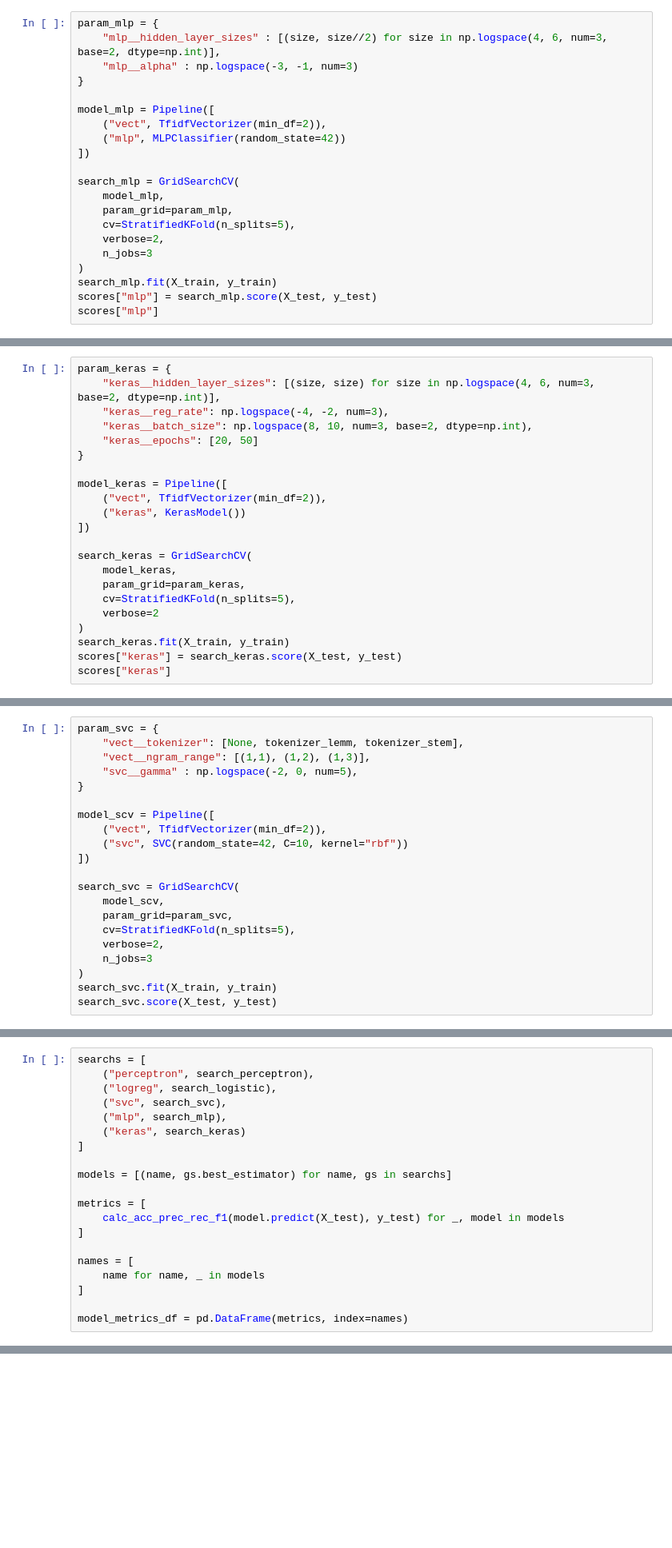
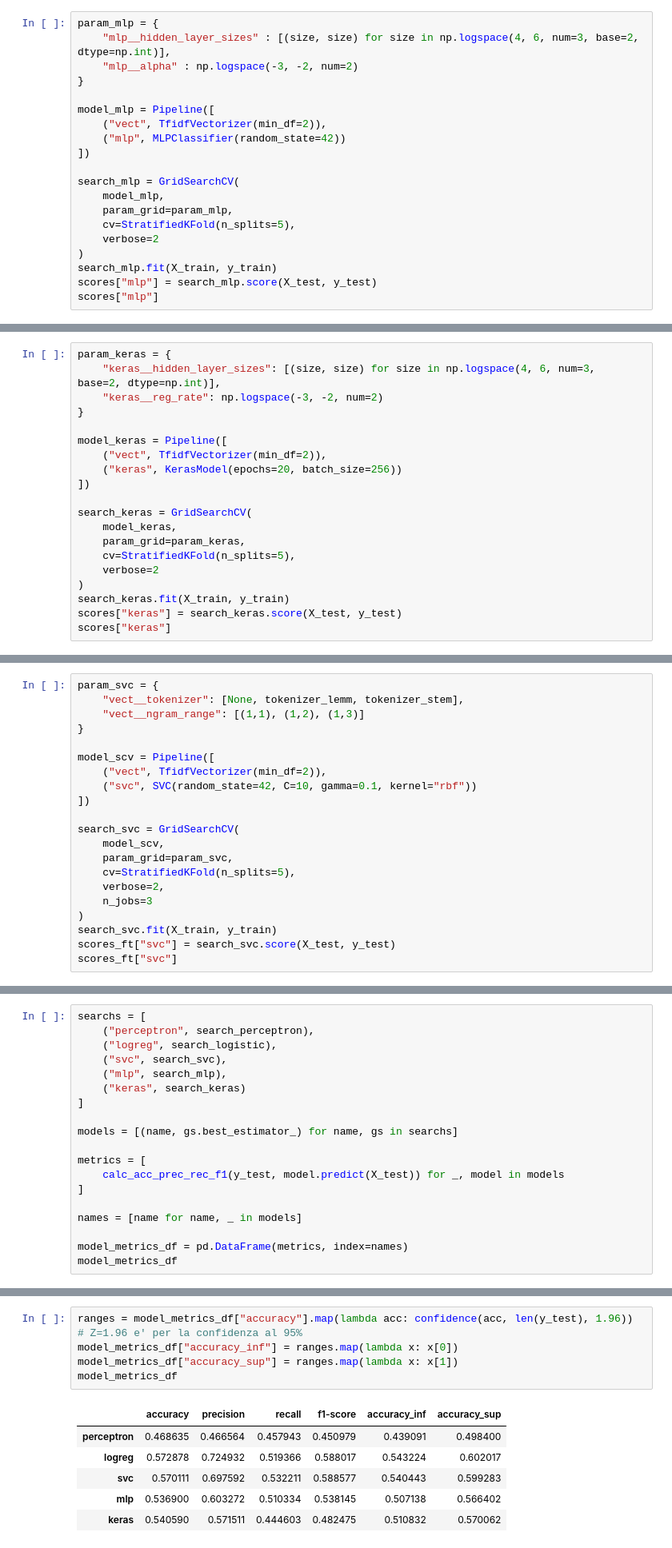
Before and after one commit to GiackAloZ/di-playstore, a Jupyter notebook: play-store.ipynb, the cells around one changed output, grey strips where cells are left out. Shown at 80% size. Cells and saved outputs as stored; diff of their text form; blank space fills up the shorter version.

```diff
--- a/play-store.ipynb
+++ b/play-store.ipynb
@@ -375,8 +484,8 @@ best_params["svc"]
 ### Multi-layer perceptron
 # %%
 param_mlp = {
-    "mlp__hidden_layer_sizes" : [(size, size//2) for size in np.logspace(4, 6, num=3, base=2, dtype=np.int)],
-    "mlp__alpha" : np.logspace(-3, -1, num=3)
+    "mlp__hidden_layer_sizes" : [(size, size) for size in np.logspace(4, 6, num=3, base=2, dtype=np.int)],
+    "mlp__alpha" : np.logspace(-3, -2, num=2)
 }
 
 model_mlp = Pipeline([
@@ -388,8 +497,7 @@ search_mlp = GridSearchCV(
     model_mlp,
     param_grid=param_mlp,
     cv=StratifiedKFold(n_splits=5),
-    verbose=2,
-    n_jobs=3
+    verbose=2
 )
 search_mlp.fit(X_train, y_train)
 scores["mlp"] = search_mlp.score(X_test, y_test)
@@ -445,14 +583,12 @@ class KerasModel(BaseEstimator, ClassifierMixin):
 # %%
 param_keras = {
     "keras__hidden_layer_sizes": [(size, size) for size in np.logspace(4, 6, num=3, base=2, dtype=np.int)],
-    "keras__reg_rate": np.logspace(-4, -2, num=3),
-    "keras__batch_size": np.logspace(8, 10, num=3, base=2, dtype=np.int),
-    "keras__epochs": [20, 50]
+    "keras__reg_rate": np.logspace(-3, -2, num=2)
 }
 
 model_keras = Pipeline([
     ("vect", TfidfVectorizer(min_df=2)),
-    ("keras", KerasModel())
+    ("keras", KerasModel(epochs=20, batch_size=256))
 ])
 
 search_keras = GridSearchCV(
@@ -519,13 +717,12 @@ best_params_ft["logreg"]
 # %%
 param_svc = {
     "vect__tokenizer": [None, tokenizer_lemm, tokenizer_stem],
-    "vect__ngram_range": [(1,1), (1,2), (1,3)],
-    "svc__gamma" : np.logspace(-2, 0, num=5),
+    "vect__ngram_range": [(1,1), (1,2), (1,3)]
 }
 
 model_scv = Pipeline([
     ("vect", TfidfVectorizer(min_df=2)),
-    ("svc", SVC(random_state=42, C=10, kernel="rbf"))
+    ("svc", SVC(random_state=42, C=10, gamma=0.1, kernel="rbf"))
 ])
 
 search_svc = GridSearchCV(
@@ -536,4 +733,5 @@ search_svc = GridSearchCV(
     n_jobs=3
 )
 search_svc.fit(X_train, y_train)
-search_svc.score(X_test, y_test)
+scores_ft["svc"] = search_svc.score(X_test, y_test)
+scores_ft["svc"]
@@ -622,14 +893,13 @@ searchs = [
     ("keras", search_keras)
 ]
 
-models = [(name, gs.best_estimator) for name, gs in searchs]
+models = [(name, gs.best_estimator_) for name, gs in searchs]
 
 metrics = [
-    calc_acc_prec_rec_f1(model.predict(X_test), y_test) for _, model in models
+    calc_acc_prec_rec_f1(y_test, model.predict(X_test)) for _, model in models
 ]
 
-names = [
-    name for name, _ in models
-]
+names = [name for name, _ in models]
 
 model_metrics_df = pd.DataFrame(metrics, index=names)
+model_metrics_df
@@ -649,0 +923,12 @@ confidence(metrics_dict["accuracy"], len(X_test), 1.96)
+# %%
+ranges = model_metrics_df["accuracy"].map(lambda acc: confidence(acc, len(y_test), 1.96))   # Z=1.96 e' per la confidenza al 95%
+model_metrics_df["accuracy_inf"] = ranges.map(lambda x: x[0])
+model_metrics_df["accuracy_sup"] = ranges.map(lambda x: x[1])
+model_metrics_df
+# %% [output]
+|  | accuracy | precision | recall | f1-score | accuracy_inf | accuracy_sup |
+| perceptron | 0.468635 | 0.466564 | 0.457943 | 0.450979 | 0.439091 | 0.498400 |
+| logreg | 0.572878 | 0.724932 | 0.519366 | 0.588017 | 0.543224 | 0.602017 |
+| svc | 0.570111 | 0.697592 | 0.532211 | 0.588577 | 0.540443 | 0.599283 |
+| mlp | 0.536900 | 0.603272 | 0.510334 | 0.538145 | 0.507138 | 0.566402 |
+| keras | 0.540590 | 0.571511 | 0.444603 | 0.482475 | 0.510832 | 0.570062 |
```
Also changed, not shown: parts of 77 cells of this notebook.
